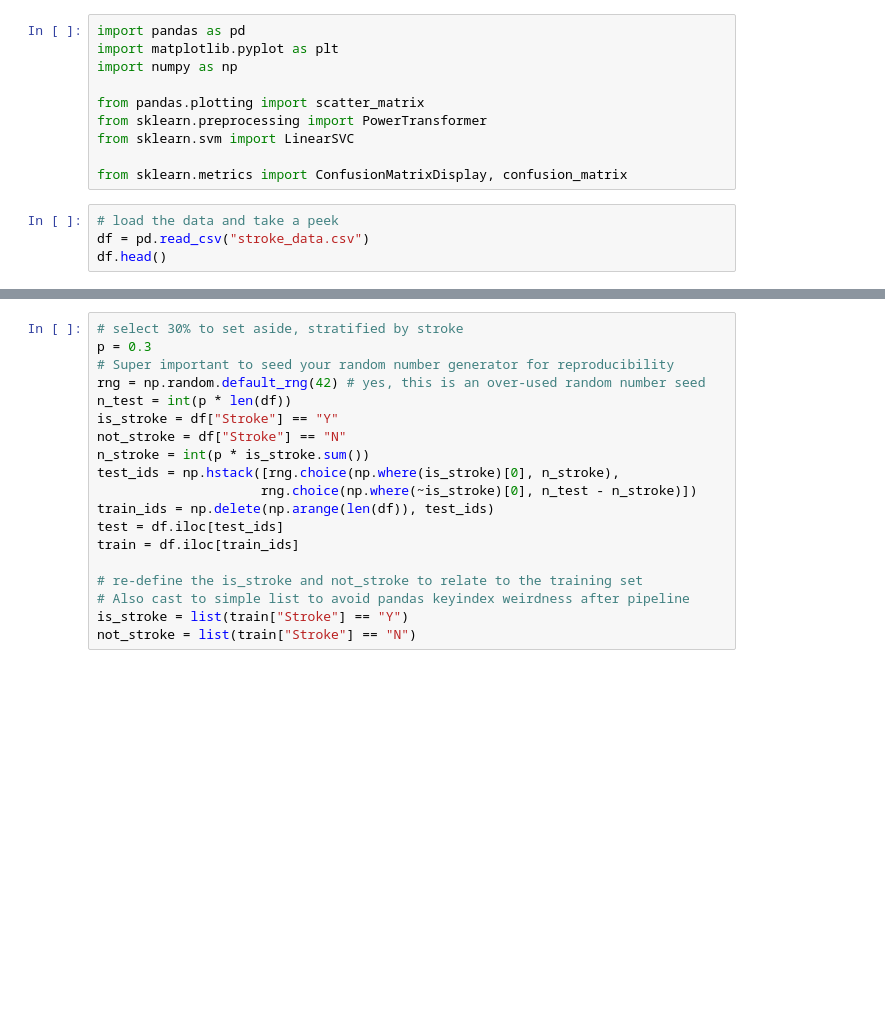
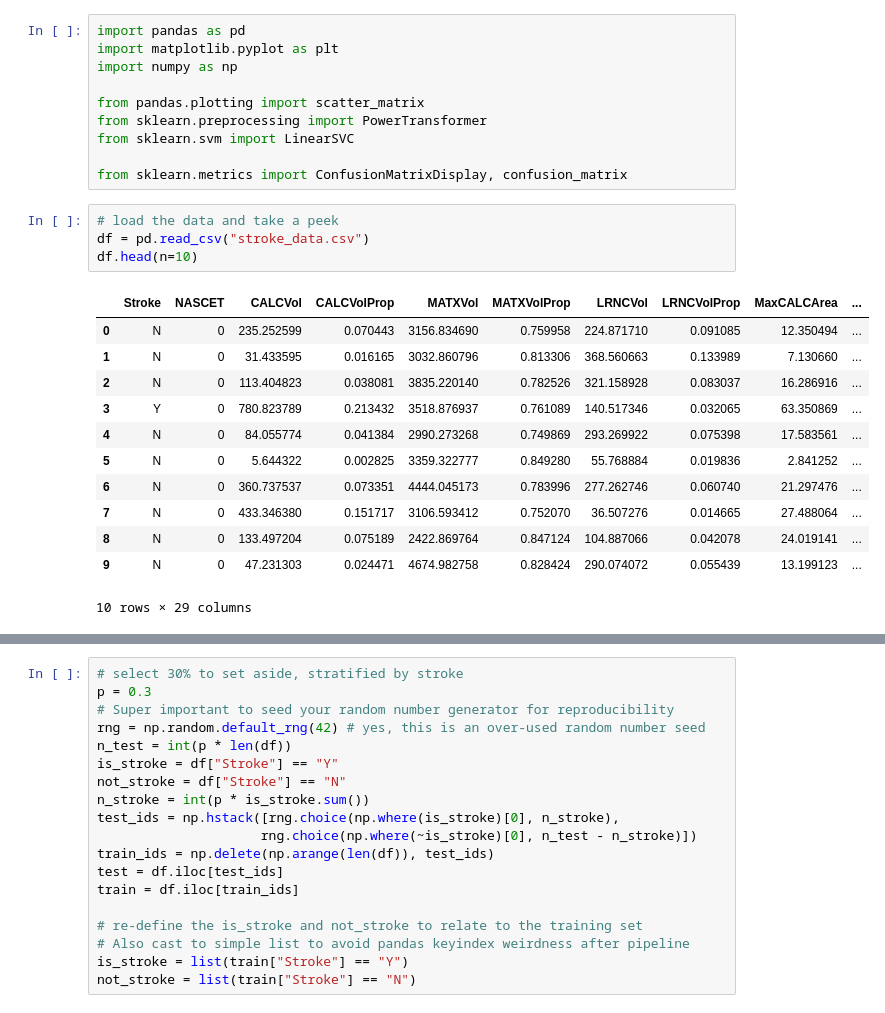
Before and after one commit to mru-data3464/f26, a Jupyter notebook: demo_code/01_stroke/strokedemo.ipynb, the cells around one changed output, grey strips where cells are left out. Drawn from its saved outputs; the diff is of its cells as text; blank space fills up the shorter version.

```diff
--- a/demo_code/01_stroke/strokedemo.ipynb
+++ b/demo_code/01_stroke/strokedemo.ipynb
@@ -13,6 +11,19 @@ from sklearn.metrics import ConfusionMatrixDisplay, confusion_matrix
 # %%
 # load the data and take a peek
 df = pd.read_csv("stroke_data.csv")
-df.head()
+df.head(n=10)
+# %% [output]
+|  | Stroke | NASCET | CALCVol | CALCVolProp | MATXVol | MATXVolProp | LRNCVol | LRNCVolProp | MaxCALCArea | ... |
+| 0 | N | 0 | 235.252599 | 0.070443 | 3156.834690 | 0.759958 | 224.871710 | 0.091085 | 12.350494 | ... |
+| 1 | N | 0 | 31.433595 | 0.016165 | 3032.860796 | 0.813306 | 368.560663 | 0.133989 | 7.130660 | ... |
+| 2 | N | 0 | 113.404823 | 0.038081 | 3835.220140 | 0.782526 | 321.158928 | 0.083037 | 16.286916 | ... |
+| 3 | Y | 0 | 780.823789 | 0.213432 | 3518.876937 | 0.761089 | 140.517346 | 0.032065 | 63.350869 | ... |
+| 4 | N | 0 | 84.055774 | 0.041384 | 2990.273268 | 0.749869 | 293.269922 | 0.075398 | 17.583561 | ... |
+| 5 | N | 0 | 5.644322 | 0.002825 | 3359.322777 | 0.849280 | 55.768884 | 0.019836 | 2.841252 | ... |
+| 6 | N | 0 | 360.737537 | 0.073351 | 4444.045173 | 0.783996 | 277.262746 | 0.060740 | 21.297476 | ... |
+| 7 | N | 0 | 433.346380 | 0.151717 | 3106.593412 | 0.752070 | 36.507276 | 0.014665 | 27.488064 | ... |
+| 8 | N | 0 | 133.497204 | 0.075189 | 2422.869764 | 0.847124 | 104.887066 | 0.042078 | 24.019141 | ... |
+| 9 | N | 0 | 47.231303 | 0.024471 | 4674.982758 | 0.828424 | 290.074072 | 0.055439 | 13.199123 | ... |
+10 rows × 29 columns
 # %%
 df.info()
```
Also changed, not shown: parts of 19 cells of this notebook, 1 other file.
